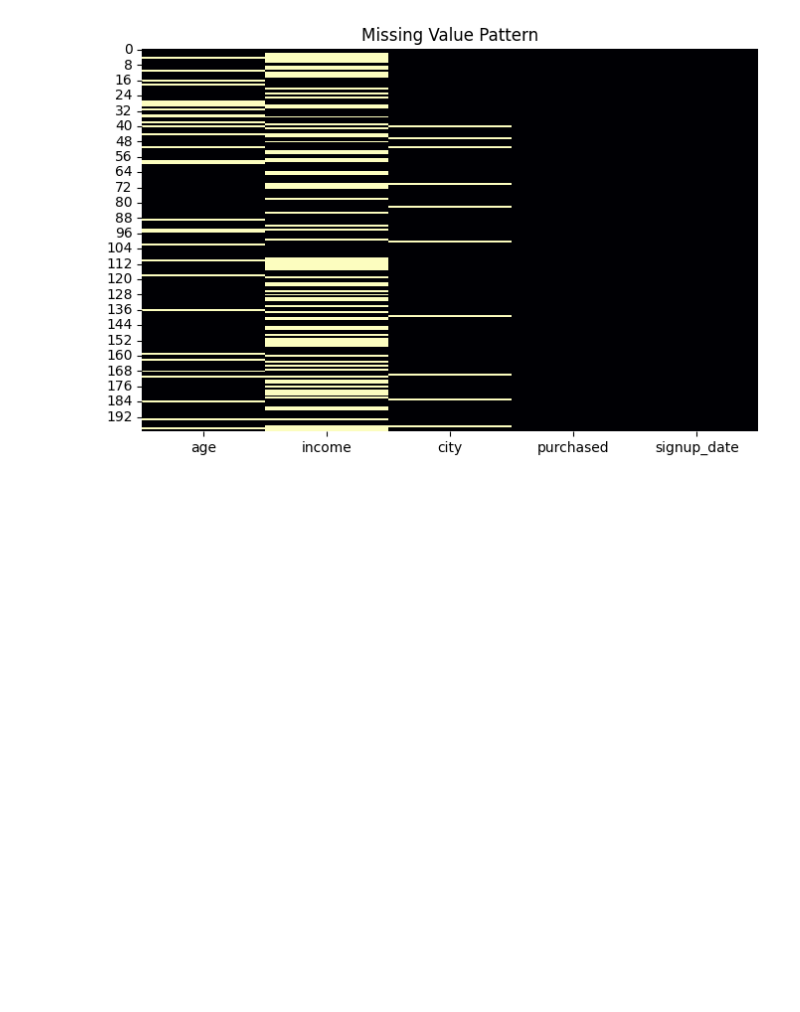
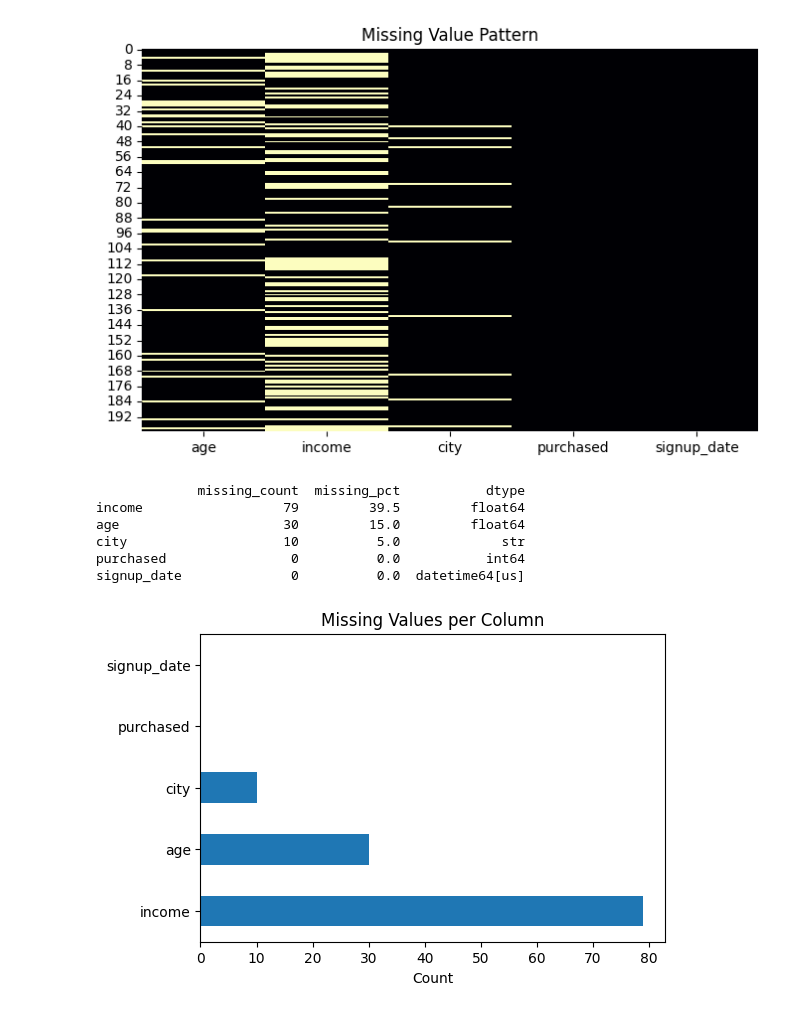
Before and after one commit to Piyushayush21/PYTHON-PRACTICE, a Jupyter notebook: PANDAS.ipynb, the cells around one changed output. Drawn from its saved outputs; the diff is of its cells as text; code cells hidden in the pictures; blank space fills up the shorter version.

```diff
--- a/PANDAS.ipynb
+++ b/PANDAS.ipynb
@@ -103,3 +103,25 @@ plt.title("Missing Value Pattern")
 plt.show()
 # %% [output]
 [figure]
+# %%
+missing_summary = pd.DataFrame({
+    'missing_count': df.isnull().sum(),
+    'missing_pct': (df.isnull().sum() / len(df) * 100).round(2),
+    'dtype': df.dtypes
+}).sort_values('missing_pct', ascending=False)
+
+print(missing_summary)
+# %% [output]
+             missing_count  missing_pct           dtype
+income                  79         39.5         float64
+age                     30         15.0         float64
+city                    10          5.0             str
+purchased                0          0.0           int64
+signup_date              0          0.0  datetime64[us]
+# %%
+missing_summary['missing_count'].plot(kind='barh', figsize=(6,4))
+plt.title("Missing Values per Column")
+plt.xlabel("Count")
+plt.show()
+# %% [output]
+[figure, added]
```
